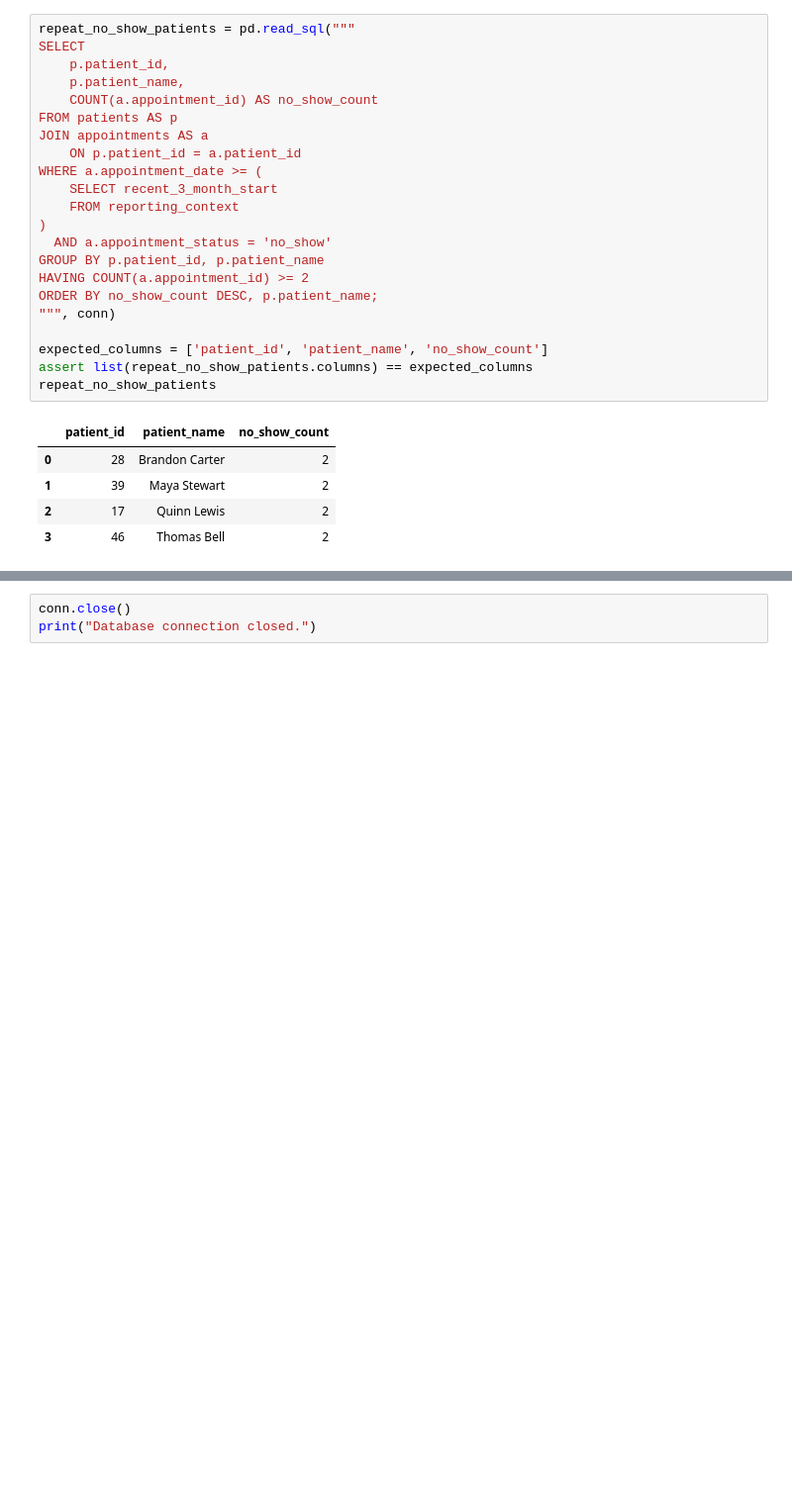
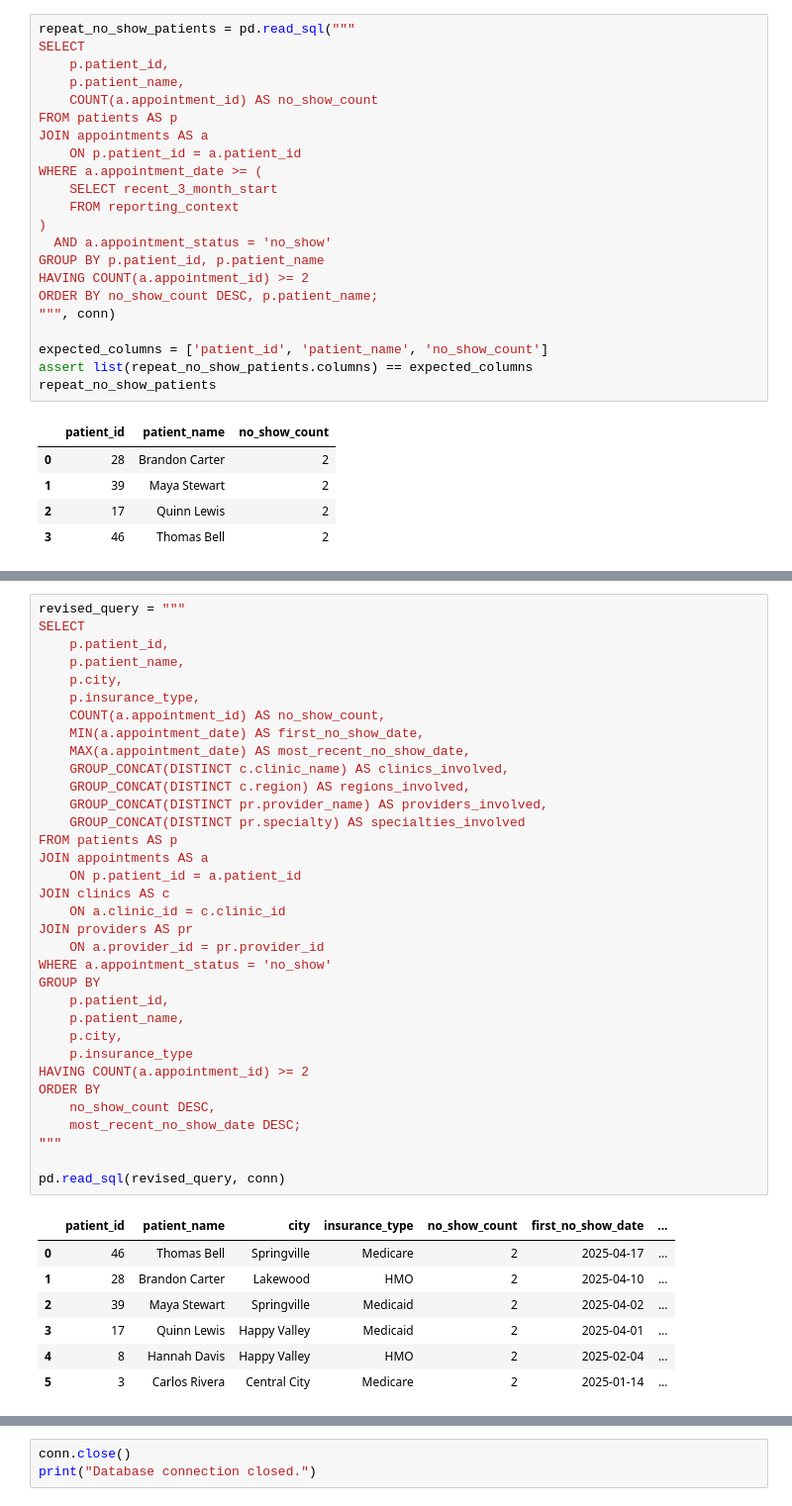
Before and after one commit to John4-btye/healthcare-sql-prompt-lab, a Jupyter notebook: healthcare_operations_validation.ipynb, the cells around one changed output, grey strips where cells are left out. Shown at 99% size. Cells and saved outputs as stored; diff of their text form; blank space fills up the shorter version.

```diff
--- a/healthcare_operations_validation.ipynb
+++ b/healthcare_operations_validation.ipynb
@@ -241,0 +367,42 @@ repeat_no_show_patients
+# %%
+revised_query = """
+SELECT
+    p.patient_id,
+    p.patient_name,
+    p.city,
+    p.insurance_type,
+    COUNT(a.appointment_id) AS no_show_count,
+    MIN(a.appointment_date) AS first_no_show_date,
+    MAX(a.appointment_date) AS most_recent_no_show_date,
+    GROUP_CONCAT(DISTINCT c.clinic_name) AS clinics_involved,
+    GROUP_CONCAT(DISTINCT c.region) AS regions_involved,
+    GROUP_CONCAT(DISTINCT pr.provider_name) AS providers_involved,
+    GROUP_CONCAT(DISTINCT pr.specialty) AS specialties_involved
+FROM patients AS p
+JOIN appointments AS a
+    ON p.patient_id = a.patient_id
+JOIN clinics AS c
+    ON a.clinic_id = c.clinic_id
+JOIN providers AS pr
+    ON a.provider_id = pr.provider_id
+WHERE a.appointment_status = 'no_show'
+GROUP BY
+    p.patient_id,
+    p.patient_name,
+    p.city,
+    p.insurance_type
+HAVING COUNT(a.appointment_id) >= 2
+ORDER BY
+    no_show_count DESC,
+    most_recent_no_show_date DESC;
+"""
+
+pd.read_sql(revised_query, conn)
+# %% [output]
+|  | patient_id | patient_name | city | insurance_type | no_show_count | first_no_show_date | ... |
+| 0 | 46 | Thomas Bell | Springville | Medicare | 2 | 2025-04-17 | ... |
+| 1 | 28 | Brandon Carter | Lakewood | HMO | 2 | 2025-04-10 | ... |
+| 2 | 39 | Maya Stewart | Springville | Medicaid | 2 | 2025-04-02 | ... |
+| 3 | 17 | Quinn Lewis | Happy Valley | Medicaid | 2 | 2025-04-01 | ... |
+| 4 | 8 | Hannah Davis | Happy Valley | HMO | 2 | 2025-02-04 | ... |
+| 5 | 3 | Carlos Rivera | Central City | Medicare | 2 | 2025-01-14 | ... |
```
Also changed, not shown: parts of 8 cells of this notebook.
